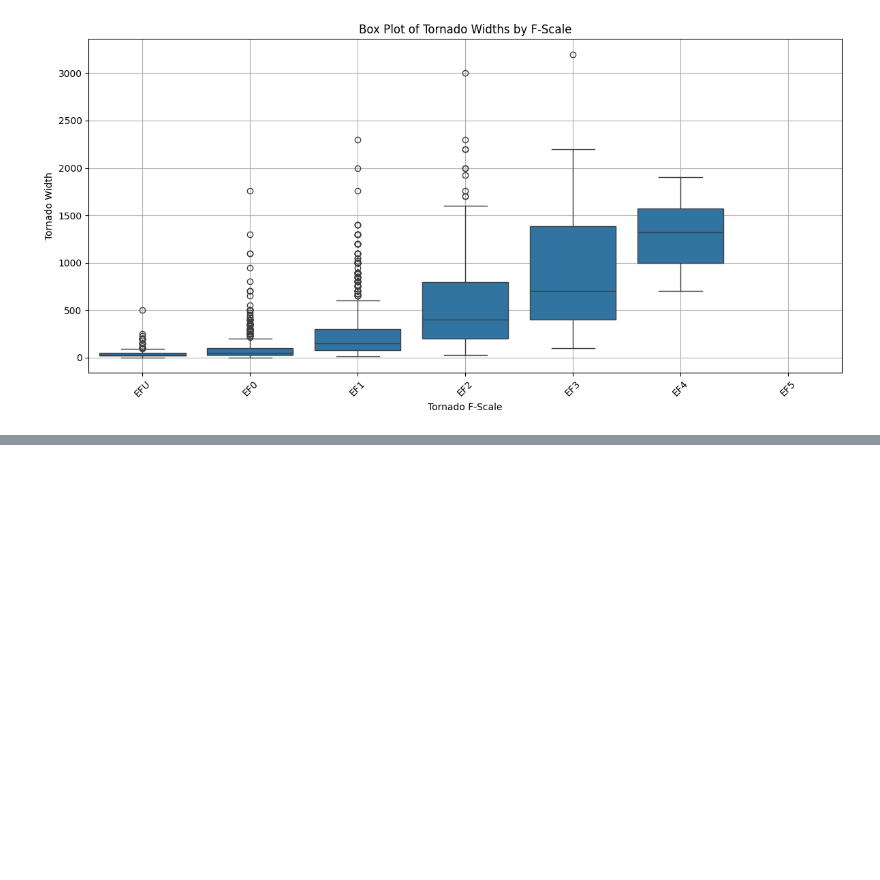
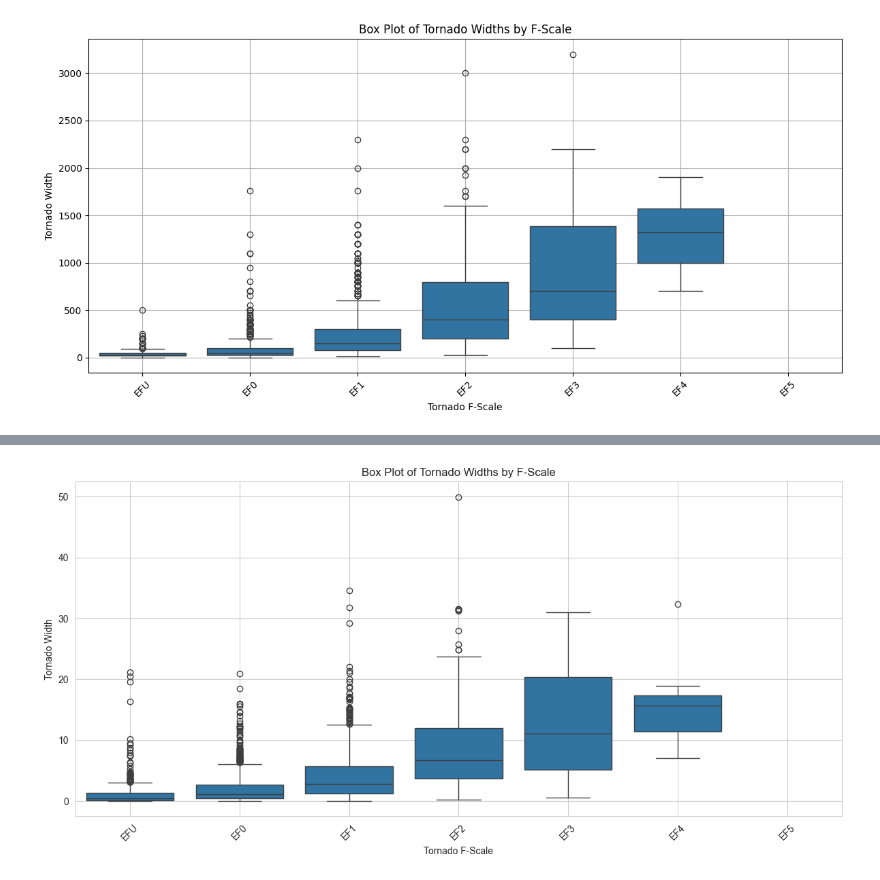
Before and after one commit to thomasnield/oreilly_vibing_with_statistics, a Jupyter notebook: 3_data_distribution/7_tornado_noaa.ipynb, the cells around one changed output, grey strips where cells are left out. Cells and saved outputs as stored; diff of their text form; code cells hidden in the pictures; blank space fills up the shorter version.

```diff
--- a/3_data_distribution/7_tornado_noaa.ipynb
+++ b/3_data_distribution/7_tornado_noaa.ipynb
@@ -171,0 +222,24 @@ plt.show()
+# %%
+import pandas as pd
+import matplotlib.pyplot as plt
+import seaborn as sns
+
+df_tor = df[df['TOR_F_SCALE'].isin(['EFU', 'EF0', 'EF1', 'EF2', 'EF3', 'EF4', 'EF5'])].copy()
+
+# Order the F-scales for proper sorting in the plot
+f_scale_order = ['EFU', 'EF0', 'EF1', 'EF2', 'EF3', 'EF4', 'EF5']
+df_tor['TOR_F_SCALE'] = pd.Categorical(df_tor['TOR_F_SCALE'],
+                                       categories=f_scale_order, ordered=True)
+
+# Create box plot
+plt.figure(figsize=(12, 6))
+sns.boxplot(x='TOR_F_SCALE', y='TOR_LENGTH', data=df_tor)
+plt.title('Box Plot of Tornado Widths by F-Scale')
+plt.xlabel('Tornado F-Scale')
+plt.ylabel('Tornado Width')
+plt.xticks(rotation=45)
+plt.grid(True)
+plt.tight_layout()
+plt.show()
+# %% [output]
+[figure, added]
```
Also changed, not shown: parts of 10 cells of this notebook.
